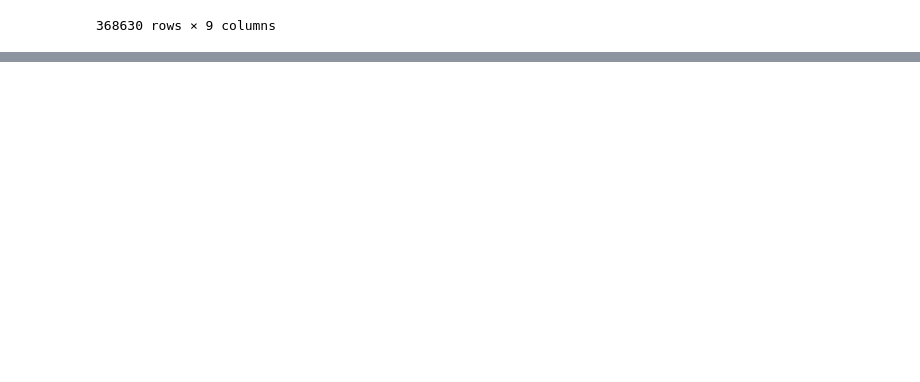
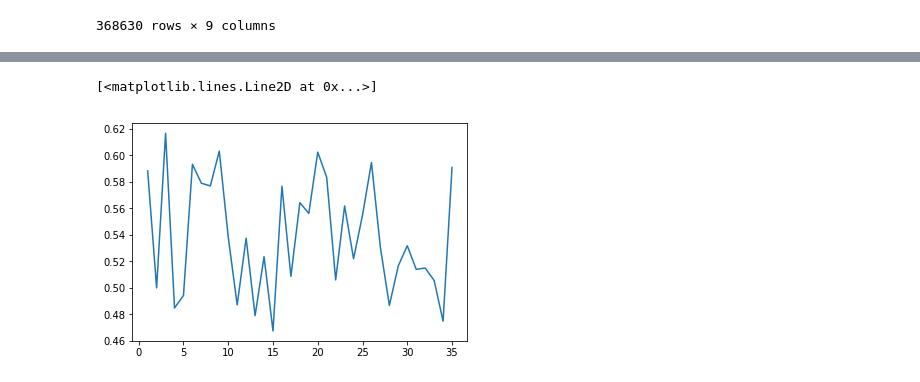
Before and after one commit to vanacorec/mod1_jeopardy_project, a Jupyter notebook: jeopardy1_caroline.ipynb, the cells around one changed output, grey strips where cells are left out. Cells and saved outputs as stored; diff of their text form; code cells hidden in the pictures; blank space fills up the shorter version.

```diff
--- a/jeopardy1_caroline.ipynb
+++ b/jeopardy1_caroline.ipynb
@@ -543,0 +728,4 @@ Name: Results, Length: 6156, dtype: object
+# %%
+games_df_1 = games_df
+# %%
+games_df_1['after_j_predict'] = games_df_1["Results"].map(interpret_results)
@@ -543,0 +753,3 @@ Name: Results, Length: 6156, dtype: object
+# %%
+false_j_predict = games_df[games_df_1['after_j_predict'] == False]
+false_j_predict
@@ -543,0 +775,3 @@ Name: Results, Length: 6156, dtype: object
+# %%
+true_j_predict = games_df[games_df_1['after_j_predict'] == True]
+true_j_predict
@@ -543,0 +817,26 @@ Name: Results, Length: 6156, dtype: object
+# %%
+true_j_predict_count = true_j_predict.groupby("season").count().reset_index()
+true = pd.DataFrame()
+true["season"] = true_j_predict_count["season"]
+true["after_j_predict_true"] = true_j_predict_count["after_j_predict"]
+
+
+#,["after_j_predict"]]
+
+false_j_predict_count = false_j_predict.groupby("season").count().reset_index()
+false = pd.DataFrame()
+false["season"] = false_j_predict_count["season"]
+false["after_j_predict_false"] = false_j_predict_count["after_j_predict"]
+
+combined = true.merge(false, on = 'season')
+
+combined['total'] = combined['after_j_predict_false'] + combined['after_j_predict_true']
+
+combined['% True Predict'] = combined['after_j_predict_true'] / combined['total']
+
+combined
+
+plt.plot(combined['season'][:-1], combined['% True Predict'][:-1])
+# %% [output]
+[<matplotlib.lines.Line2D at 0x...>]
+[figure, added]
```
Also changed, not shown: parts of 17 cells of this notebook.
